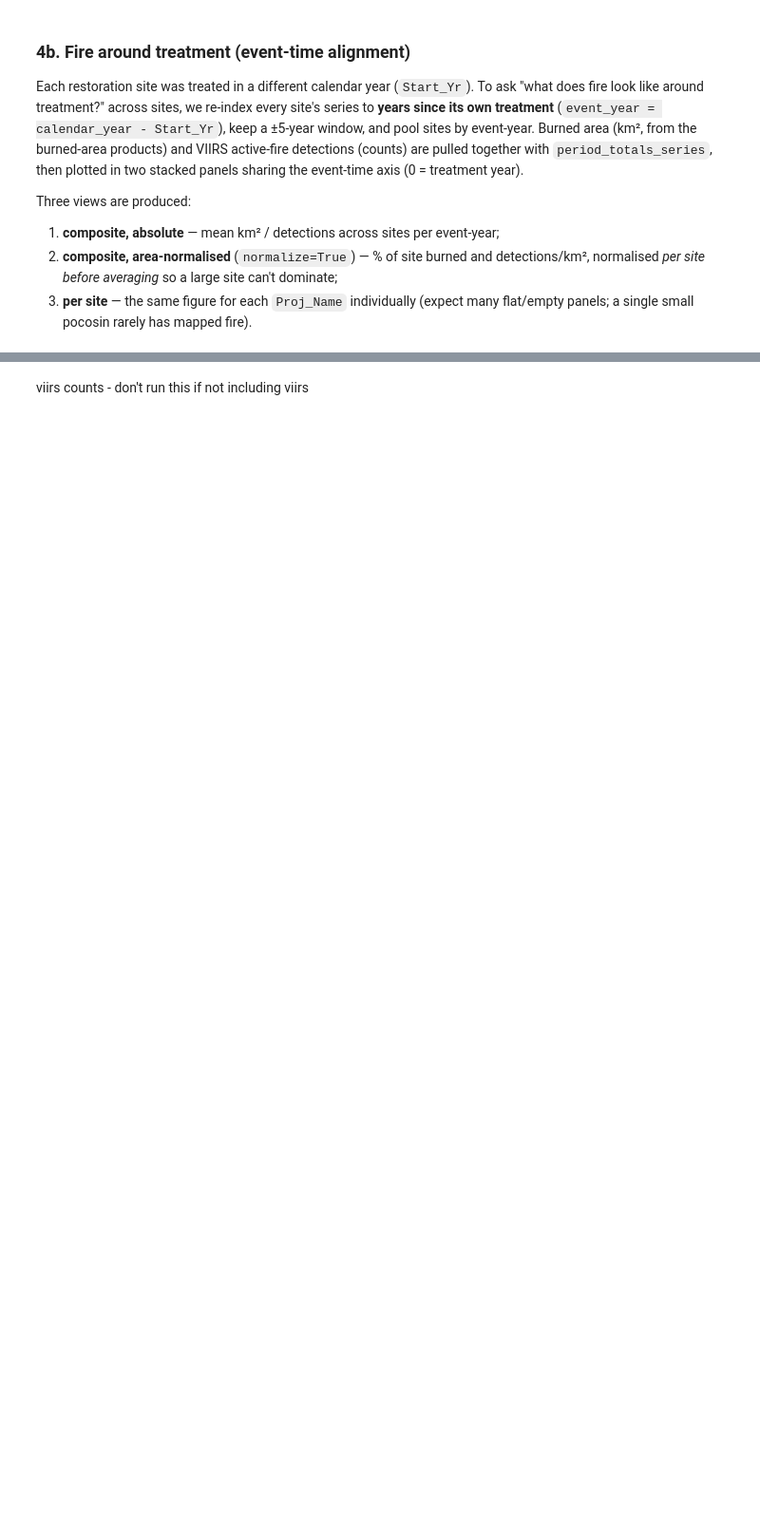
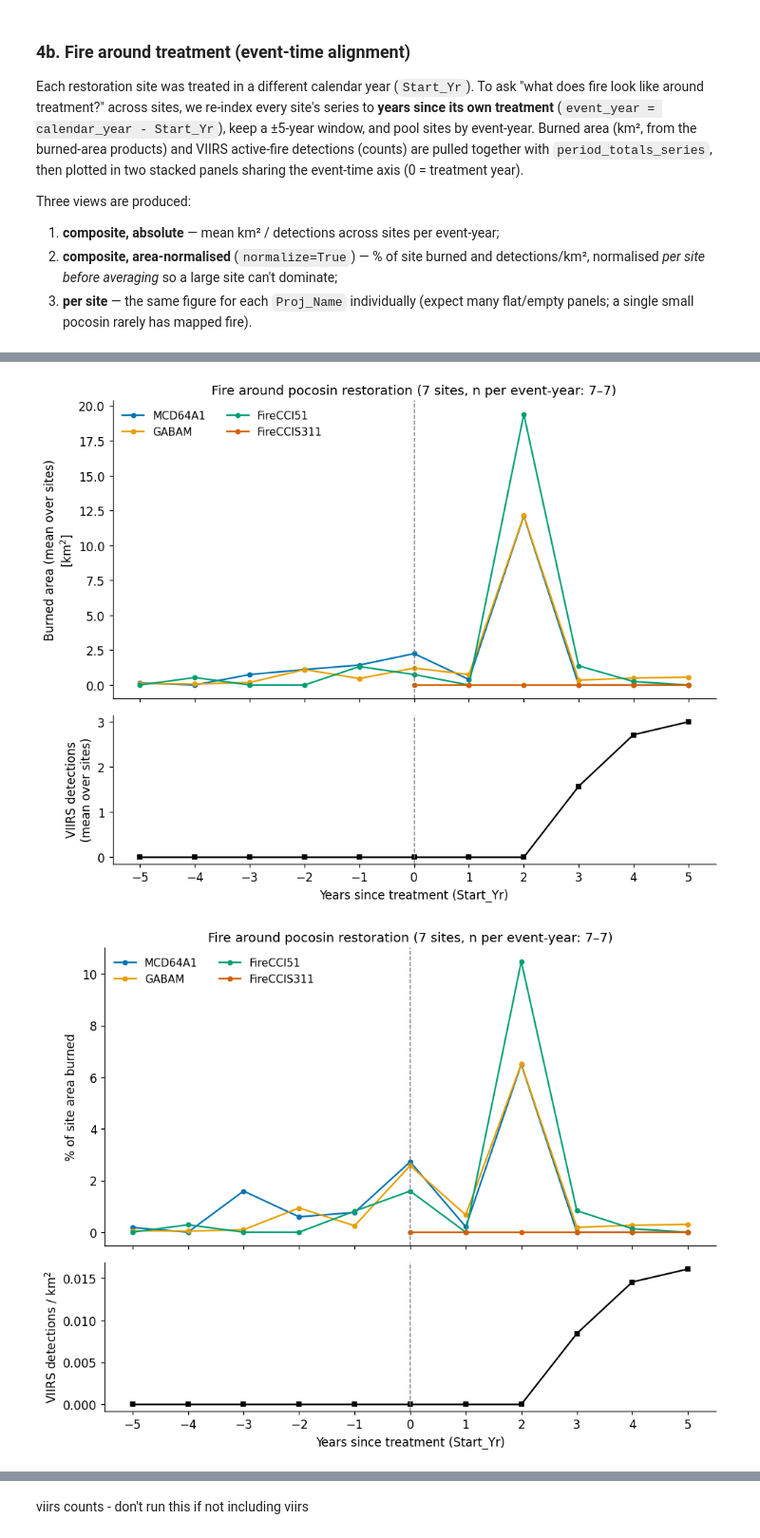
Before and after one commit to jimzhang629/peat_fire_stanback, a Jupyter notebook: notebooks/run_fire_comparison.ipynb, the cells around one changed output, grey strips where cells are left out. Shown at 95% size. Cells and saved outputs as stored; diff of their text form; code cells hidden in the pictures; blank space fills up the shorter version.

```diff
--- a/notebooks/run_fire_comparison.ipynb
+++ b/notebooks/run_fire_comparison.ipynb
@@ -299,8 +309,6 @@ display(et.head())
 # becomes "% of the site that burned" and VIIRS becomes "detections / km^2". Do
 # the normalisation PER SITE before averaging (already baked into `value_per_km2`),
 # so a big site can't dominate the composite just by being big.
-import re
-from peatfire.fire_products_comparison.plotting import OKABE_ITO
 
 
 def _slug(s):
@@ -316,40 +324,44 @@ def plot_event_time(et, ba_products, occurrence="VIIRS", agg="mean",
     n_sites = et.groupby("event_year")["site"].nunique()
 
     fig, (ax_ba, ax_vi) = plt.subplots(
         2, 1, figsize=(9, 7), sharex=True, height_ratios=[2, 1]
     )
     colours = dict(zip(ba_products, OKABE_ITO))
     for p in ba_products:
         if p in wide:
             ax_ba.plot(wide.index, wide[p] * ba_scale, marker="o", ms=4,
                        color=colours[p], label=p)
     ax_ba.set_ylabel("% of site area burned" if normalize
                      else f"Burned area ({agg} over sites)\n[km$^2$]")
     ax_ba.legend(title=None, ncol=2)
 
     if occurrence in wide:
         ax_vi.plot(wide.index, wide[occurrence], marker="s", ms=4, color="#000000")
     ax_vi.set_ylabel("VIIRS detections / km$^2$" if normalize
                      else f"VIIRS detections\n({agg} over sites)")
     ax_vi.set_xlabel("Years since treatment (Start_Yr)")
 
     for ax in (ax_ba, ax_vi):
         ax.axvline(0, ls="--", color="grey", lw=1)          # treatment year
         ax.set_xticks(range(int(wide.index.min()), int(wide.index.max()) + 1))
     ax_ba.set_title(title or (
         f"Fire around pocosin restoration ({et['site'].nunique()} sites, "
         f"n per event-year: {n_sites.min()}–{n_sites.max()})"))
     return fig
 
 
 # composite across all sites, absolute and area-normalised
-for norm, tag in [(False, "absolute"), (True, "per_km2")]:
-    fig = plot_event_time(et, products_ba, normalize=norm)
-    fig.savefig(
-        f"../outputs/figures/fire/event_time_{tag}_burned_area_and_viirs_{aoi_name}.png",
-        dpi=150, bbox_inches="tight",
-    )
-    plt.show()
+if 'restoration' in aoi_name:
+    for norm, tag in [(False, "absolute"), (True, "per_km2")]:
+        fig = plot_event_time(et, products_ba, normalize=norm)
+        fig.savefig(
+            f"../outputs/figures/fire/event_time_{tag}_burned_area_and_viirs_{aoi_name}.png",
+            dpi=150, bbox_inches="tight",
+        )
+        plt.show()
+# %% [output]
+[figure, added]
+[figure, added]
 # %%
 # ── Same plot, one figure per treatment site (+ a locator map on NC) ──
 #
```
Also changed, not shown: parts of 15 cells of this notebook, 4 other files.
